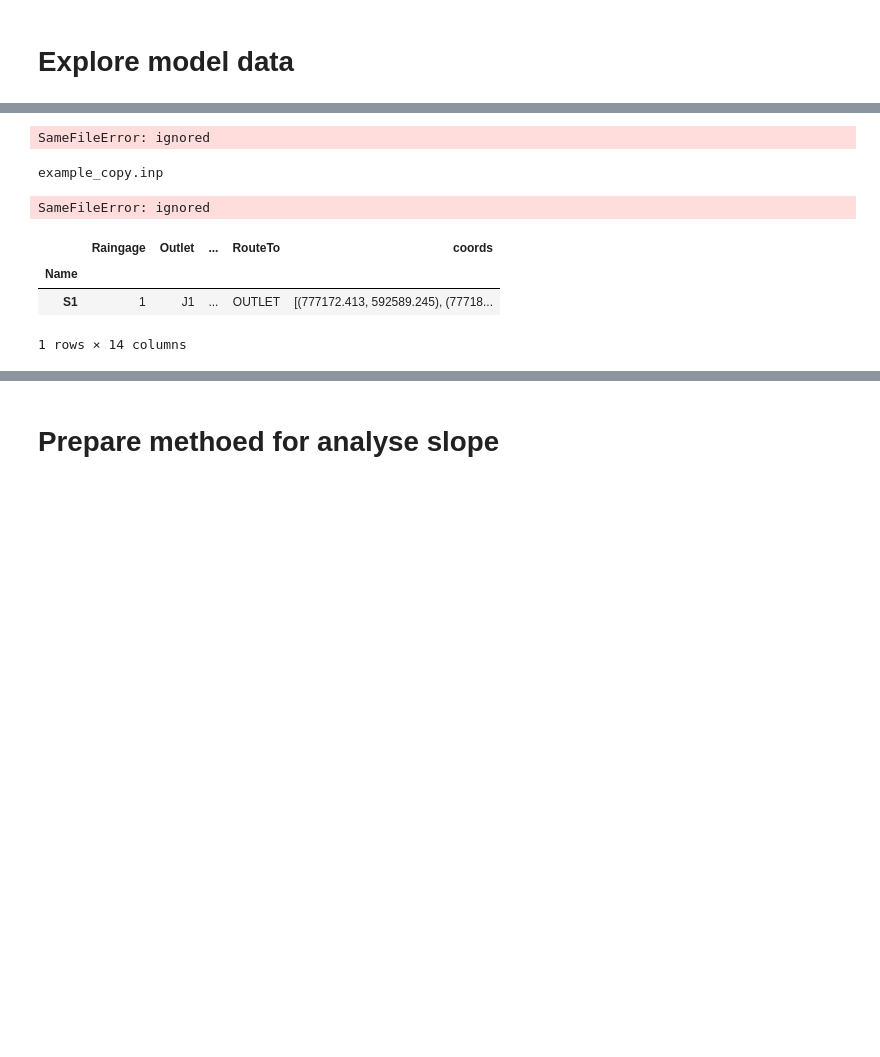
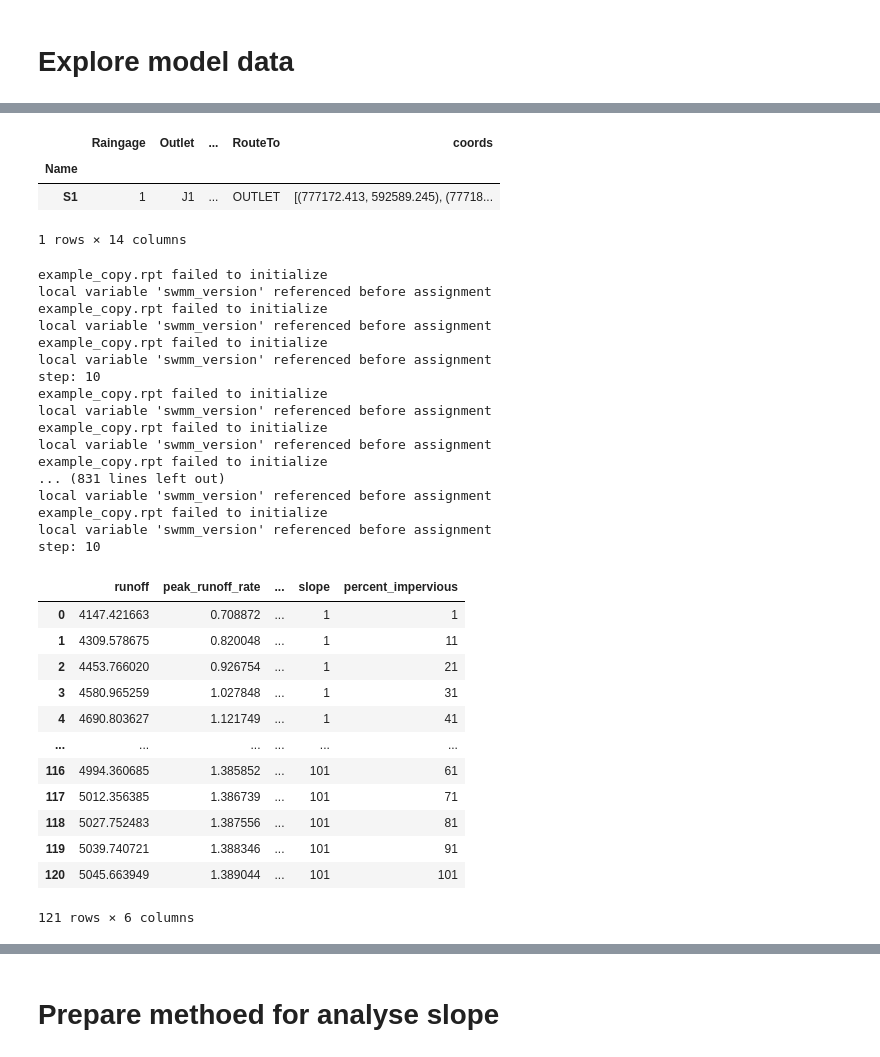
Before and after one commit to BuczynskiRafal/pipe_calculations, a Jupyter notebook: Catchments.ipynb, the cells around one changed output, grey strips where cells are left out. Saved outputs shown, nothing was run; the diff lists cells and outputs as text; code cells hidden in the pictures; blank space fills up the shorter version.

```diff
--- a/Catchments.ipynb
+++ b/Catchments.ipynb
@@ -75,33 +75,23 @@ It's important to check impact this feature on runoff.
 This is the reason to overide imprevious value in dataftame
 and overwrite model with new data.
 '''
-def overide_percent_imprevious(value: float, subcatchment_id: str, file_path: str = 'example_copy.inp') -> None:
-    baseline = swmmio.Model(file_path)
+def overwrite_percent_imprevious(value: float, subcatchment_id: str, file_path: str = 'example_copy.inp') -> None:
+    model = swmmio.Model(file_path)
+
     #create a dataframe of the model's subcatchments
-    subcatchments = baseline.inp.subcatchments
+    subcatchments = swmmio.utils.dataframes.dataframe_from_inp(model.inp.path, '[SUBCATCHMENTS]')
 
     # subcatchments = model.subcatchments.dataframe
     subcatchments.loc[subcatchment_id, "PercImperv"] = value
 
-    #add the current subcatchments data to the model
-    baseline.inp.subcatchments = subcatchments
-    return baseline
+    #overwrite file with new data
+    swmmio.utils.modify_model.replace_inp_section(model.inp.path, '[SUBCATCHMENTS]', subcatchments)
 
-baseline = overide_percent_imprevious(value=15, subcatchment_id="S1")
-baseline.inp.name = 'example'
-newfilepath = os.path.join(baseline.inp.name + "_" + 'copy' + '.inp')
-baseline.inp.save(newfilepath)
+# overwrite_percent_imprevious(value=50, subcatchment_id='S1', file_path='example_copy.inp')
-# %% [output]
-SameFileError: ignored
-# %%
-model = swmmio.Model(file_path)
-# %% [output]
-example_copy.inp
-SameFileError: ignored
 # %%
-model = swmmio.Model(file_path)
-df_subcatchments = model.subcatchments.dataframe
-df_subcatchments.head()
+model = swmmio.Model('example_copy.inp')
+sub = model.subcatchments.dataframe
+sub.head()
 # %% [output]
 |  | Raingage | Outlet | ... | RouteTo | coords |
 | Name |  |  |  |  |  |
@@ -112,0 +148,33 @@ def simulate_percent_imprevious():
+# %%
+analyse = simulate_catchment_features(subcatchment_id='S1', min=1, max=100, step=10, file_path='example_copy.inp')
+# %% [output]
+example_copy.rpt failed to initialize
+local variable 'swmm_version' referenced before assignment
+example_copy.rpt failed to initialize
+local variable 'swmm_version' referenced before assignment
+example_copy.rpt failed to initialize
+local variable 'swmm_version' referenced before assignment
+step: 10
+example_copy.rpt failed to initialize
+local variable 'swmm_version' referenced before assignment
+example_copy.rpt failed to initialize
+local variable 'swmm_version' referenced before assignment
+example_copy.rpt failed to initialize
+... (831 lines left out)
+local variable 'swmm_version' referenced before assignment
+example_copy.rpt failed to initialize
+local variable 'swmm_version' referenced before assignment
+step: 10
+|  | runoff | peak_runoff_rate | ... | slope | percent_impervious |
+| 0 | 4147.421663 | 0.708872 | ... | 1 | 1 |
+| 1 | 4309.578675 | 0.820048 | ... | 1 | 11 |
+| 2 | 4453.766020 | 0.926754 | ... | 1 | 21 |
+| 3 | 4580.965259 | 1.027848 | ... | 1 | 31 |
+| 4 | 4690.803627 | 1.121749 | ... | 1 | 41 |
+| ... | ... | ... | ... | ... | ... |
+| 116 | 4994.360685 | 1.385852 | ... | 101 | 61 |
+| 117 | 5012.356385 | 1.386739 | ... | 101 | 71 |
+| 118 | 5027.752483 | 1.387556 | ... | 101 | 81 |
+| 119 | 5039.740721 | 1.388346 | ... | 101 | 91 |
+| 120 | 5045.663949 | 1.389044 | ... | 101 | 101 |
+121 rows × 6 columns
```
Also changed, not shown: parts of 18 cells of this notebook.
